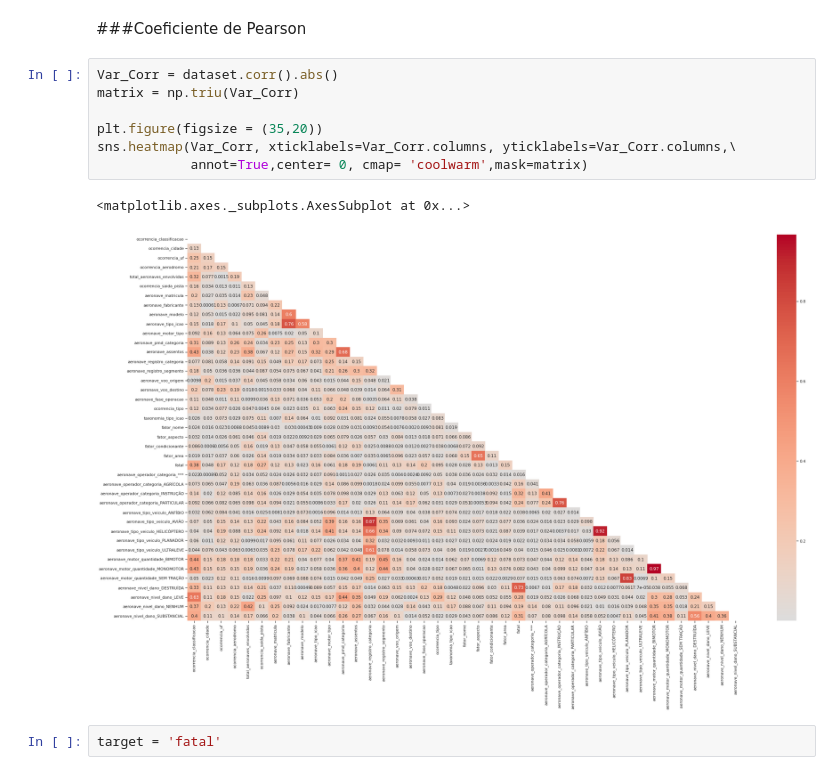
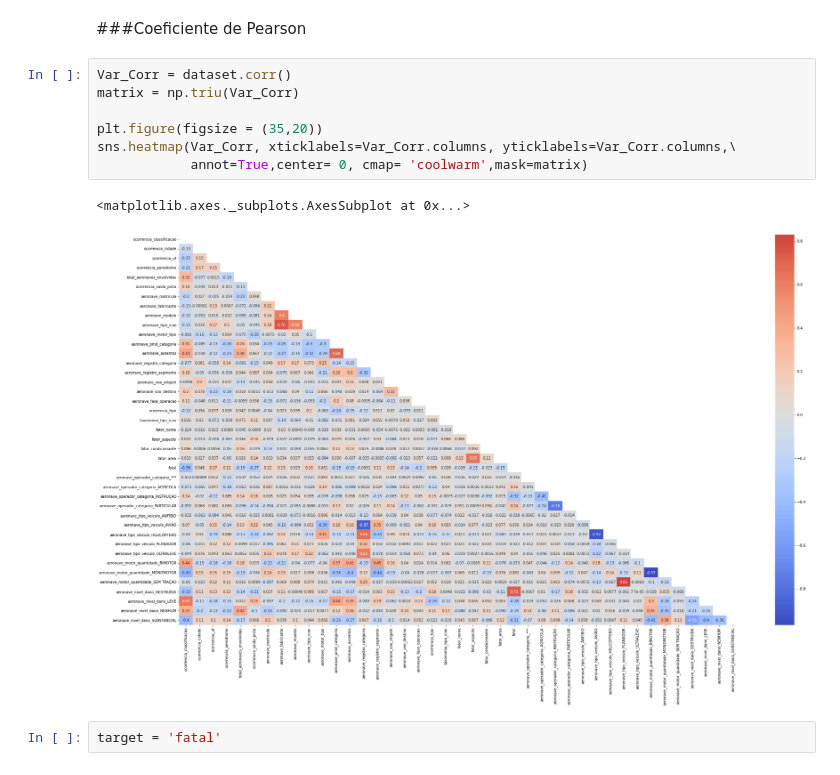
Before and after one commit to MarcosVeniciu/Trabalho-Pratico-Introducao-a-Ciencia-dos-Dados, a Jupyter notebook: cenipa.ipynb, the cells around one changed output. Cells and saved outputs as stored; diff of their text form.

```diff
--- a/cenipa.ipynb
+++ b/cenipa.ipynb
@@ -1027,15 +1027,15 @@ dataset['fator_area'] = dataset["fator_area"].astype('category').cat.codes
 # %% [markdown]
 ###Coeficiente de Pearson
 # %%
-Var_Corr = dataset.corr().abs()
+Var_Corr = dataset.corr()
 matrix = np.triu(Var_Corr)
 
 plt.figure(figsize = (35,20))
 sns.heatmap(Var_Corr, xticklabels=Var_Corr.columns, yticklabels=Var_Corr.columns,\
             annot=True,center= 0, cmap= 'coolwarm',mask=matrix)
 # %% [output]
 <matplotlib.axes._subplots.AxesSubplot at 0x...>
-[figure, old version]
+[figure, new version]
 # %%
 target = 'fatal'
 # %%
```
Also changed, not shown: parts of 7 cells of this notebook.
